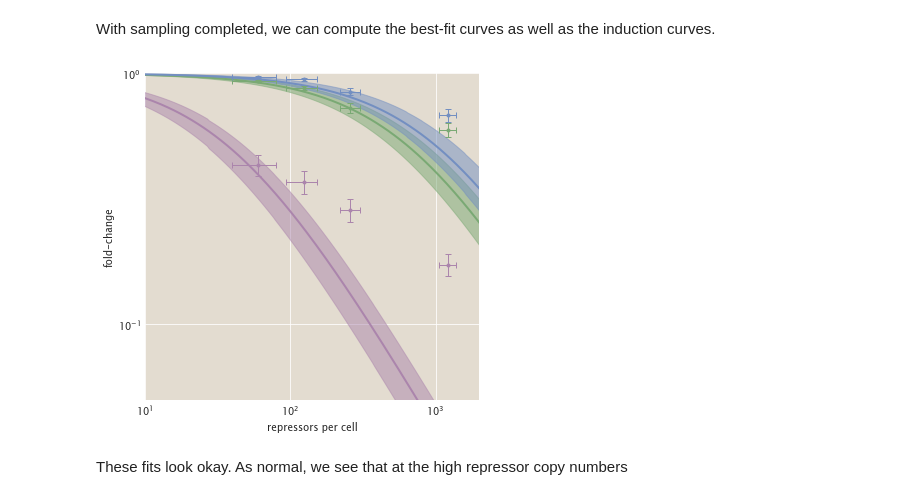
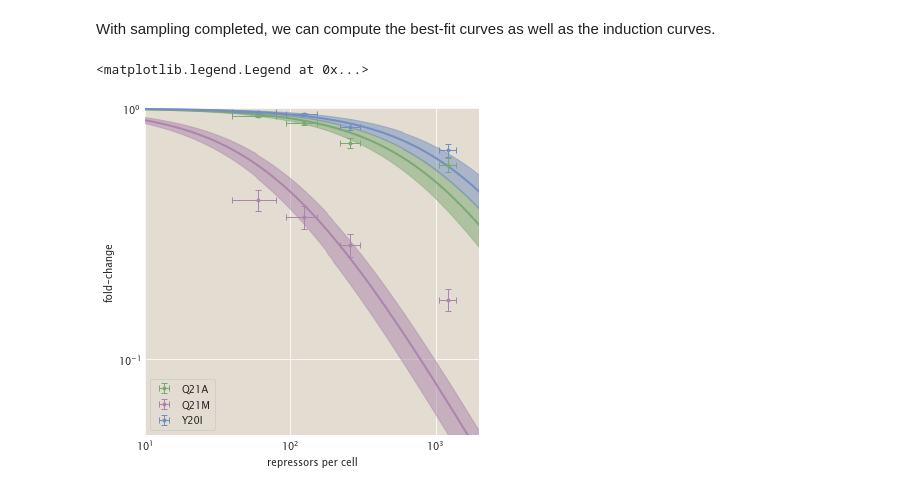
Before and after one commit to RPGroup-PBoC/mwc_mutants, a Jupyter notebook: code/analysis/data_reassessment.ipynb, the cells around one changed output. Saved outputs shown, nothing was run; the diff lists cells and outputs as text; code cells hidden in the pictures.

```diff
--- a/code/analysis/data_reassessment.ipynb
+++ b/code/analysis/data_reassessment.ipynb
@@ -167,34 +167,38 @@ ax.set_ylabel('fold-change')
 # Group the fits by mutants.
 grouped = DNA_leak_longform.groupby('mutant')
 
 # Define the Architectural parameters.
 rep_range = np.logspace(0, 4, 300)
 ep_AI = 4.5
 for g, d in grouped:
     # Compute the credible regions
     cred_region = np.zeros((2, len(rep_range)))
     pivot = d.pivot(columns='parameter')
     for i, r in enumerate(rep_range):
         # Instantiate the architecture
         arch = mut.thermo.SimpleRepression(R=r, ep_r=pivot['value']['ep_RA'].values, ep_ai=ep_AI, effector_conc=0,
                                            ka=1, ki=1, n_sites=2, n_ns=4.6E6).fold_change()
         cred_region[:, i] = mut.stats.compute_hpd(arch, 0.95)
     _ = ax.fill_between(rep_range, cred_region[0, :], cred_region[1, :], alpha=0.5, color=colors[g])
 
     # Compute the best-fit value.
     ep_RA_map = pivot.iloc[np.argmax(pivot['logp'].values)]['value'].values
     best_fit = mut.thermo.SimpleRepression(R=rep_range, ep_r=ep_RA_map[0], ep_ai=ep_AI, effector_conc=0,
                                           ka=1, ki=1, n_sites=2, n_ns=4.6E6).fold_change()
     _ = ax.plot(rep_range, best_fit, lw=2, color=colors[g])
 
 # Plot the data.
 grouped = DNA_data.groupby(['mutant', 'repressors'])
 for g, d in grouped:
     mean_fc = np.mean(d['fold_change'])
     sem_fc = np.std(d['fold_change']) / np.sqrt(len(d))
+    if g[1] == 60:
+        label = g[0]
+    else:
+        label = '__nolegend__'
     _ = ax.errorbar(d['repressors'].unique(), mean_fc, yerr=sem_fc, xerr=REP_SIG[g[1]], lw=1, capsize=3,
-                       color=colors[g[0]], linestyle='none', fmt='o', ms=3, zorder=400)
+                       color=colors[g[0]], linestyle='none', fmt='o', ms=3, zorder=400, label=label)
+ax.legend()
 # %% [output]
+<matplotlib.legend.Legend at 0x...>
-[figure, old version]
+[figure, new version]
-# %% [markdown]
-These fits look okay. As normal, we see that at the high repressor copy numbers
```
Also changed, not shown: parts of 3 cells of this notebook, 2 other files.
